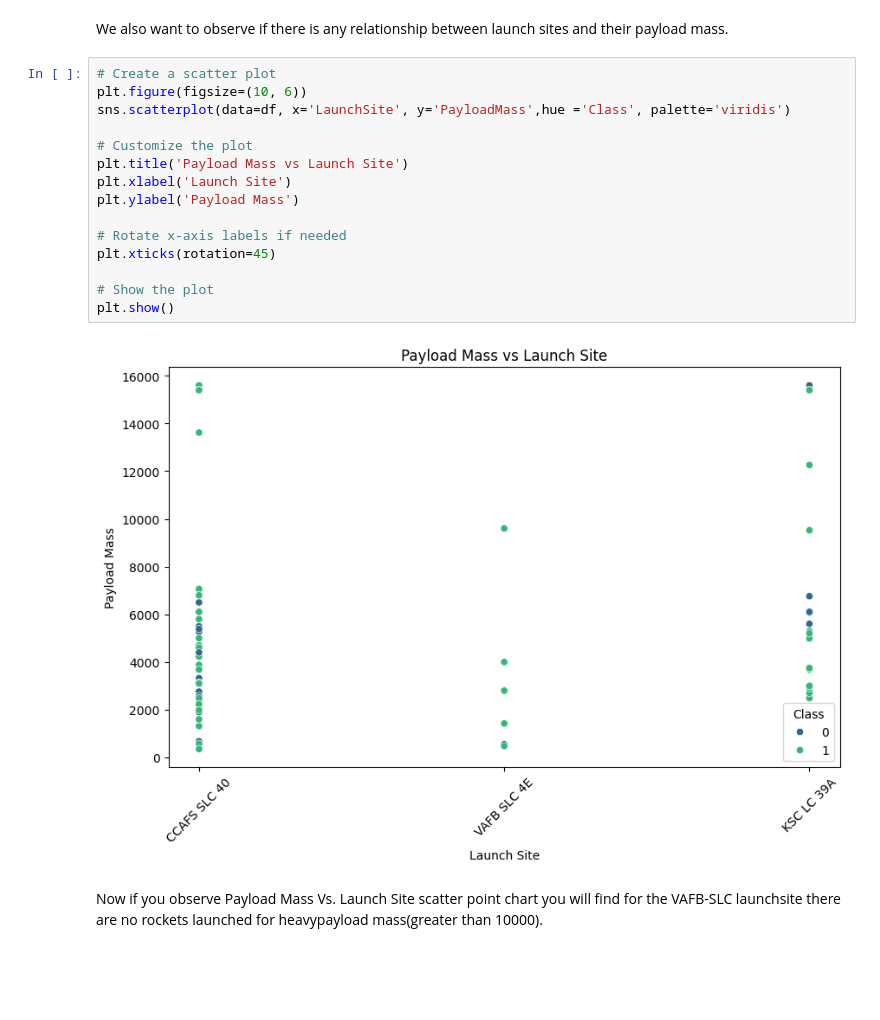
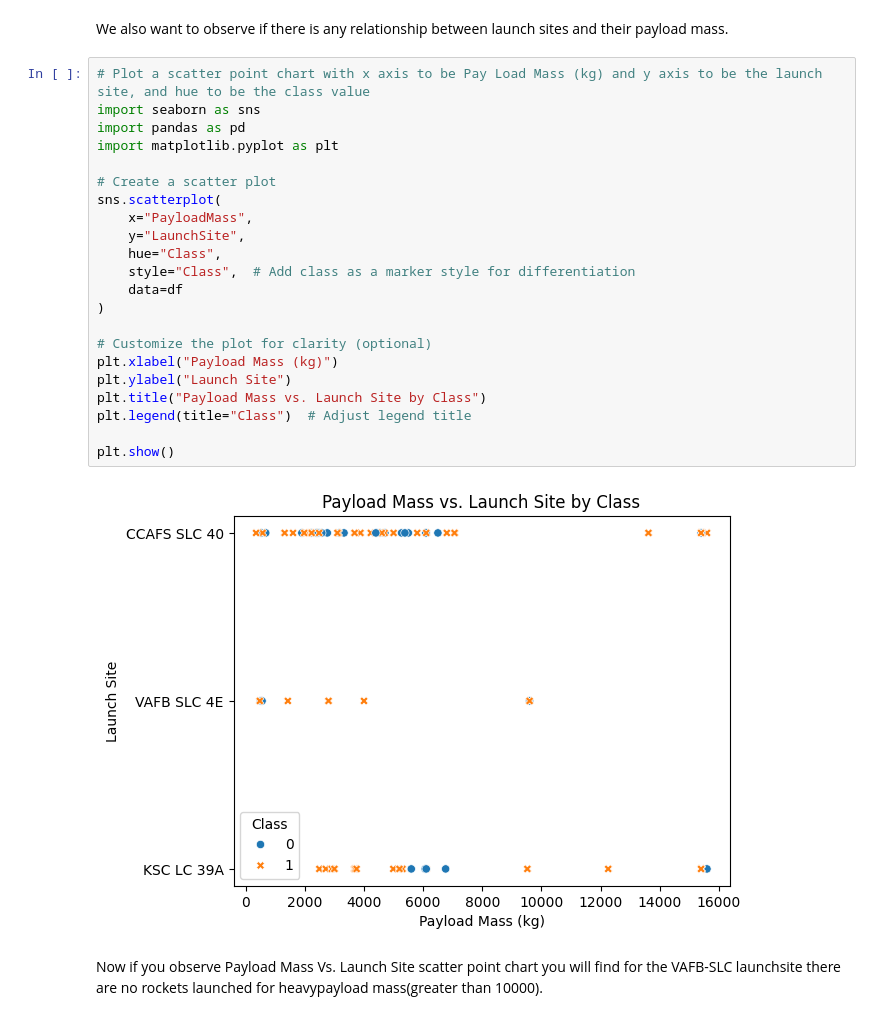
Before and after one commit to AyvePHIL/Data-Science-IBM-core, a Jupyter notebook: SpaceXdATA/edadataviz.ipynb, the cells around one changed output. Saved outputs shown, nothing was run; the diff lists cells and outputs as text; blank space fills up the shorter version.

```diff
--- a/SpaceXdATA/edadataviz.ipynb
+++ b/SpaceXdATA/edadataviz.ipynb
@@ -110,23 +133,30 @@ Now try to explain the patterns you found in the Flight Number vs. Launch Site s
 ### TASK 2: Visualize the relationship between Payload Mass and Launch Site
 # %% [markdown]
 We also want to observe if there is any relationship between launch sites and their payload mass.
-# %%
-# Create a scatter plot
-plt.figure(figsize=(10, 6))
-sns.scatterplot(data=df, x='LaunchSite', y='PayloadMass',hue ='Class', palette='viridis')
-
-# Customize the plot
-plt.title('Payload Mass vs Launch Site')
-plt.xlabel('Launch Site')
-plt.ylabel('Payload Mass')
-
-# Rotate x-axis labels if needed
-plt.xticks(rotation=45)
-
-# Show the plot
-plt.show()
-# %% [output]
-[figure, removed]
+# %%
+# Plot a scatter point chart with x axis to be Pay Load Mass (kg) and y axis to be the launch site, and hue to be the class value
+import seaborn as sns
+import pandas as pd
+import matplotlib.pyplot as plt
+
+# Create a scatter plot
+sns.scatterplot(
+    x="PayloadMass",
+    y="LaunchSite",
+    hue="Class",
+    style="Class",  # Add class as a marker style for differentiation
+    data=df
+)
+
+# Customize the plot for clarity (optional)
+plt.xlabel("Payload Mass (kg)")
+plt.ylabel("Launch Site")
+plt.title("Payload Mass vs. Launch Site by Class")
+plt.legend(title="Class")  # Adjust legend title
+
+plt.show()
+# %% [output]
+[figure, added]
 # %% [markdown]
 Now if you observe Payload Mass Vs. Launch Site scatter point chart you will find for the VAFB-SLC  launchsite there are no  rockets  launched for  heavypayload mass(greater than 10000).
 # %% [markdown]
```
Also changed, not shown: parts of 13 cells of this notebook.
